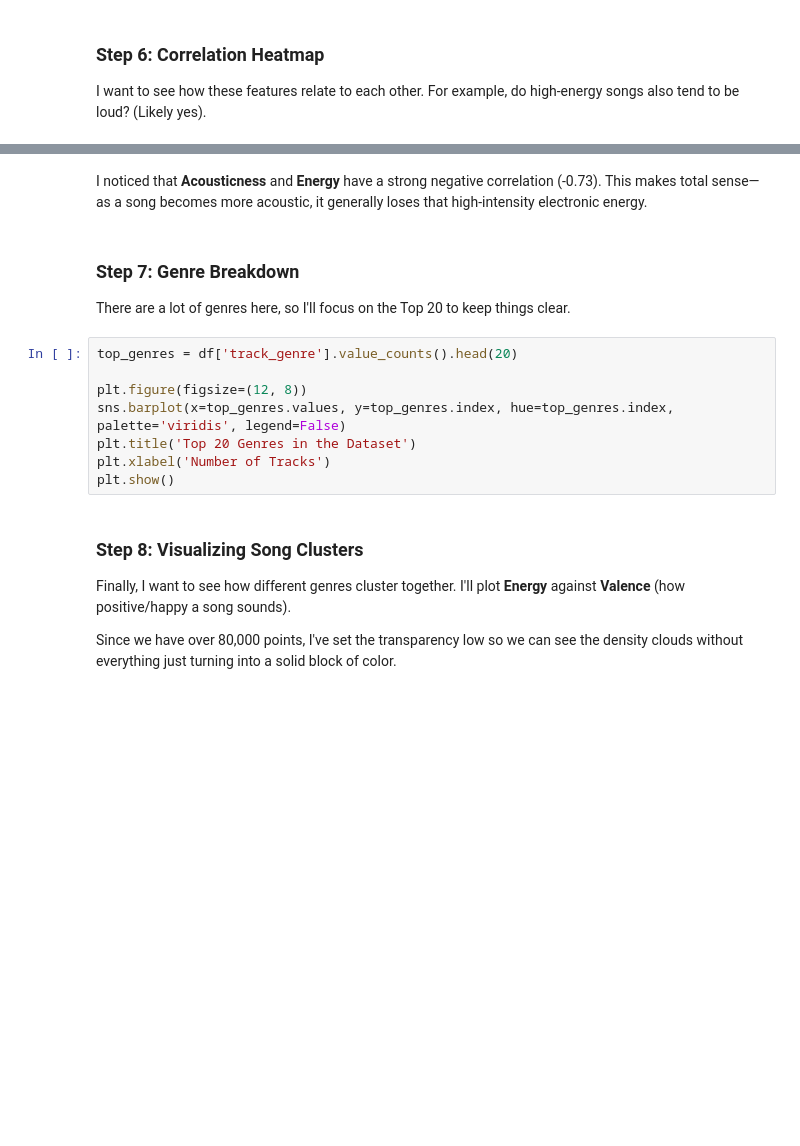
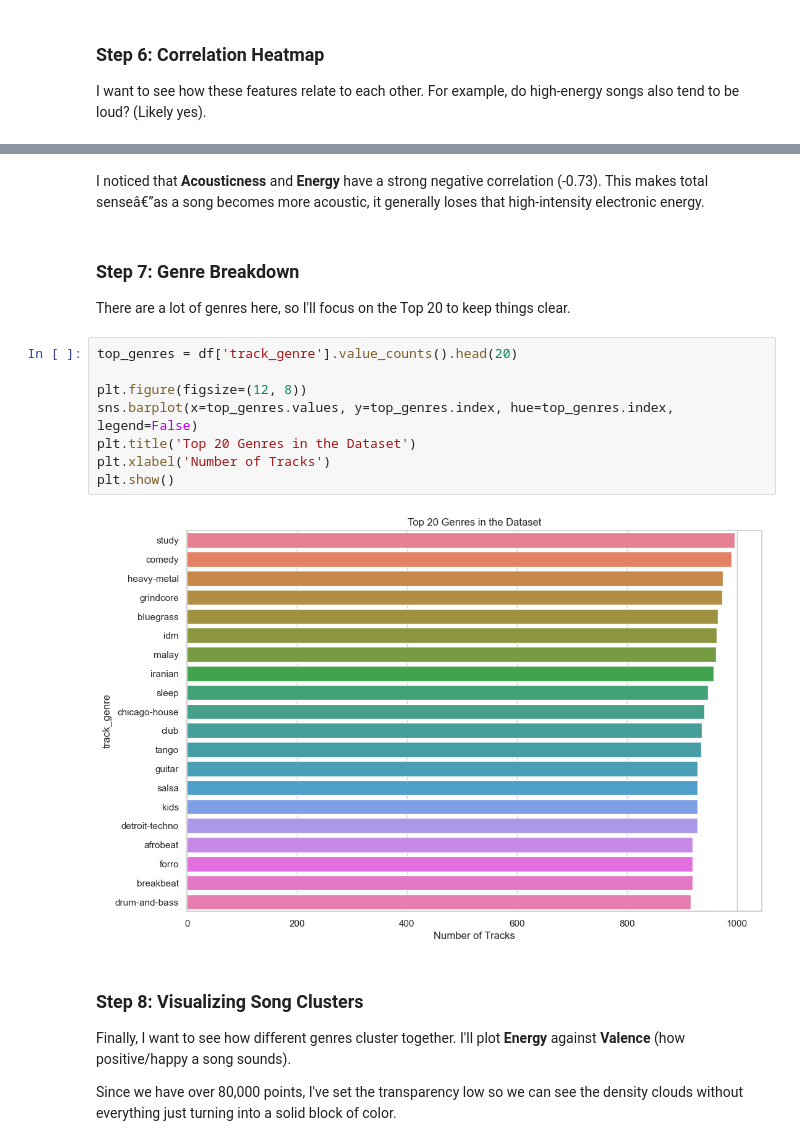
Before and after one commit to GoldleoM/Frenzi-Song-Recommending-System, a Jupyter notebook: song_recommender.ipynb, the cells around one changed output, grey strips where cells are left out. Drawn from its saved outputs; the diff is of its cells as text; blank space fills up the shorter version.

```diff
--- a/song_recommender.ipynb
+++ b/song_recommender.ipynb
@@ -122,5 +146,5 @@ plt.show()
 # %% [markdown]
-I noticed that **Acousticness** and **Energy** have a strong negative correlation (-0.73). This makes total sense—as a song becomes more acoustic, it generally loses that high-intensity electronic energy.
+I noticed that **Acousticness** and **Energy** have a strong negative correlation (-0.73). This makes total senseâ€”as a song becomes more acoustic, it generally loses that high-intensity electronic energy.
 # %% [markdown]
 ### Step 7: Genre Breakdown
 
@@ -128,11 +152,13 @@ There are a lot of genres here, so I'll focus on the Top 20 to keep things clear
 # %%
 top_genres = df['track_genre'].value_counts().head(20)
 
 plt.figure(figsize=(12, 8))
-sns.barplot(x=top_genres.values, y=top_genres.index, hue=top_genres.index, palette='viridis', legend=False)
+sns.barplot(x=top_genres.values, y=top_genres.index, hue=top_genres.index, legend=False)
 plt.title('Top 20 Genres in the Dataset')
 plt.xlabel('Number of Tracks')
 plt.show()
+# %% [output]
+[figure, added]
 # %% [markdown]
 ### Step 8: Visualizing Song Clusters
 
```
Also changed, not shown: parts of 13 cells of this notebook, 31 other files.
